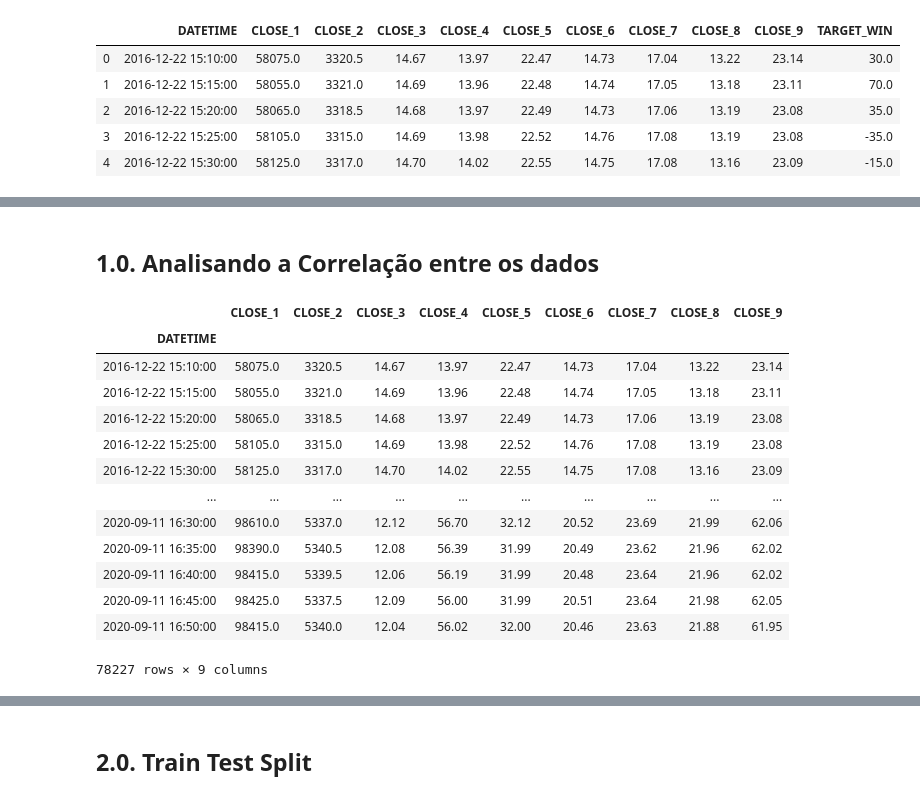
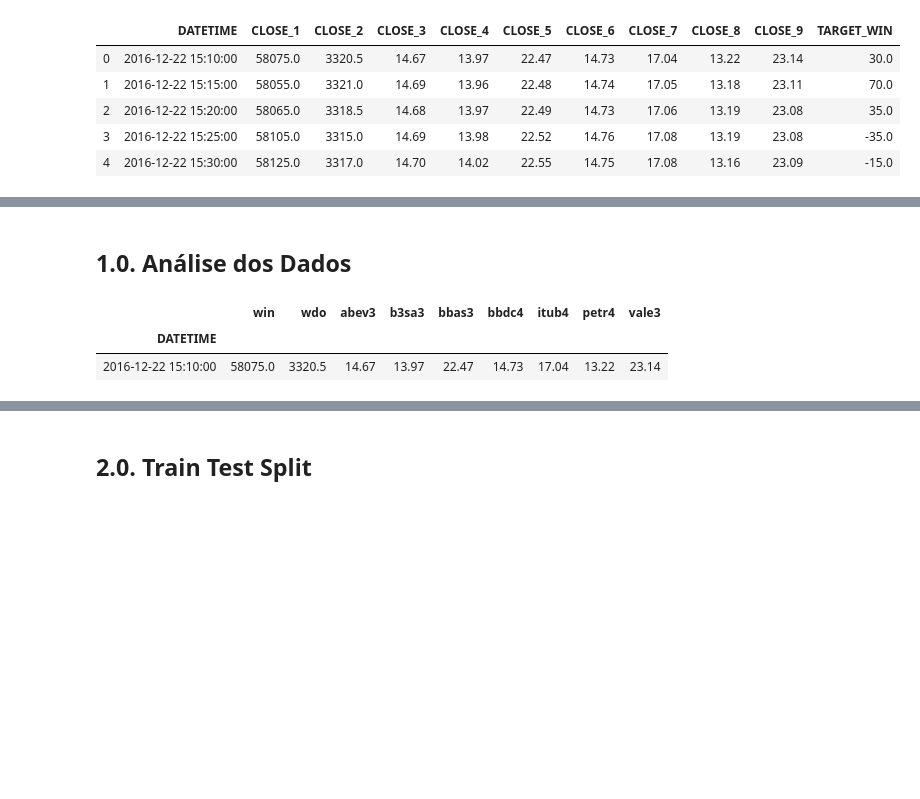
Before and after one commit to audelianoli/stock_market_predition_w_blue_chips, a Jupyter notebook: eda.ipynb, the cells around one changed output, grey strips where cells are left out. Saved outputs shown, nothing was run; the diff lists cells and outputs as text; code cells hidden in the pictures; blank space fills up the shorter version.

```diff
--- a/eda.ipynb
+++ b/eda.ipynb
@@ -87,27 +88,27 @@ df_close.tail(5)
 | 78224 | 2020-09-11 16:40:00 | 98415.0 | 5339.5 | 12.06 | 56.19 | 31.99 | 20.48 | 23.64 | 21.96 | 62.02 | NaN |
 | 78225 | 2020-09-11 16:45:00 | 98425.0 | 5337.5 | 12.09 | 56.00 | 31.99 | 20.51 | 23.64 | 21.98 | 62.05 | NaN |
 | 78226 | 2020-09-11 16:50:00 | 98415.0 | 5340.0 | 12.04 | 56.02 | 32.00 | 20.46 | 23.63 | 21.88 | 61.95 | NaN |
-# %% [markdown]
-## 1.0. Analisando a Correlação entre os dados
+# %% [markdown]
+## 1.0. Análise dos Dados
 # %%
 # Ajustando o DataFrame para apenas os dados de fechamento
 df_corr = df_close.set_index('DATETIME')
 df_corr.drop(columns=['TARGET_WIN'], inplace=True)
-df_corr
+
+df_corr.columns = ['win',
+                   'wdo',
+                   'abev3',
+                   'b3sa3',
+                   'bbas3',
+                   'bbdc4',
+                   'itub4',
+                   'petr4',
+                   'vale3']
+
+df_corr.head(1)
 # %% [output]
-|  | CLOSE_1 | CLOSE_2 | CLOSE_3 | CLOSE_4 | CLOSE_5 | CLOSE_6 | CLOSE_7 | CLOSE_8 | CLOSE_9 |
+|  | win | wdo | abev3 | b3sa3 | bbas3 | bbdc4 | itub4 | petr4 | vale3 |
 | DATETIME |  |  |  |  |  |  |  |  |  |
 | 2016-12-22 15:10:00 | 58075.0 | 3320.5 | 14.67 | 13.97 | 22.47 | 14.73 | 17.04 | 13.22 | 23.14 |
-| 2016-12-22 15:15:00 | 58055.0 | 3321.0 | 14.69 | 13.96 | 22.48 | 14.74 | 17.05 | 13.18 | 23.11 |
-| 2016-12-22 15:20:00 | 58065.0 | 3318.5 | 14.68 | 13.97 | 22.49 | 14.73 | 17.06 | 13.19 | 23.08 |
-| 2016-12-22 15:25:00 | 58105.0 | 3315.0 | 14.69 | 13.98 | 22.52 | 14.76 | 17.08 | 13.19 | 23.08 |
-| 2016-12-22 15:30:00 | 58125.0 | 3317.0 | 14.70 | 14.02 | 22.55 | 14.75 | 17.08 | 13.16 | 23.09 |
-| ... | ... | ... | ... | ... | ... | ... | ... | ... | ... |
-| 2020-09-11 16:30:00 | 98610.0 | 5337.0 | 12.12 | 56.70 | 32.12 | 20.52 | 23.69 | 21.99 | 62.06 |
-| 2020-09-11 16:35:00 | 98390.0 | 5340.5 | 12.08 | 56.39 | 31.99 | 20.49 | 23.62 | 21.96 | 62.02 |
-| 2020-09-11 16:40:00 | 98415.0 | 5339.5 | 12.06 | 56.19 | 31.99 | 20.48 | 23.64 | 21.96 | 62.02 |
-| 2020-09-11 16:45:00 | 98425.0 | 5337.5 | 12.09 | 56.00 | 31.99 | 20.51 | 23.64 | 21.98 | 62.05 |
-| 2020-09-11 16:50:00 | 98415.0 | 5340.0 | 12.04 | 56.02 | 32.00 | 20.46 | 23.63 | 21.88 | 61.95 |
-78227 rows × 9 columns
 # %%
 # Criando a matriz de correlação (heatmap)
```
Also changed, not shown: parts of 10 cells of this notebook, 1 other file.
